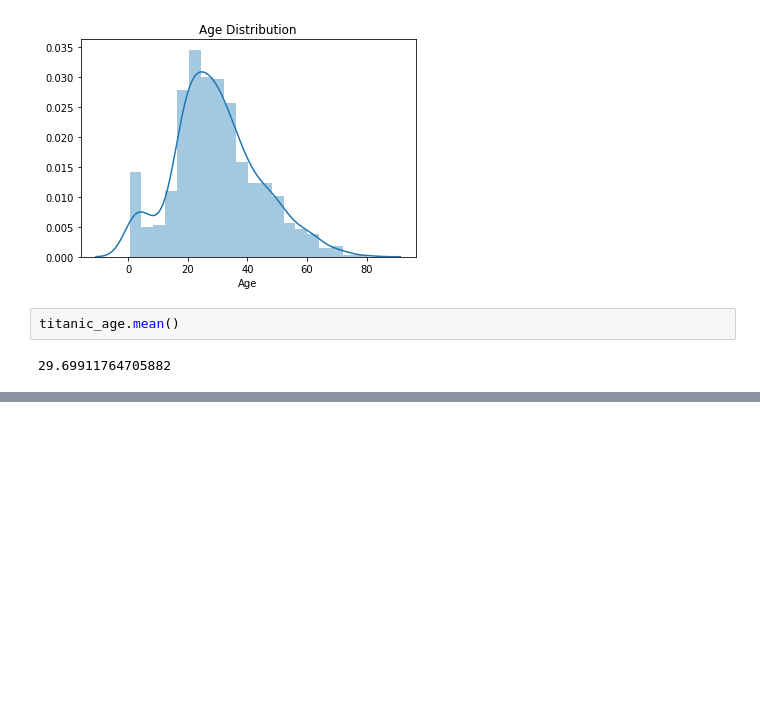
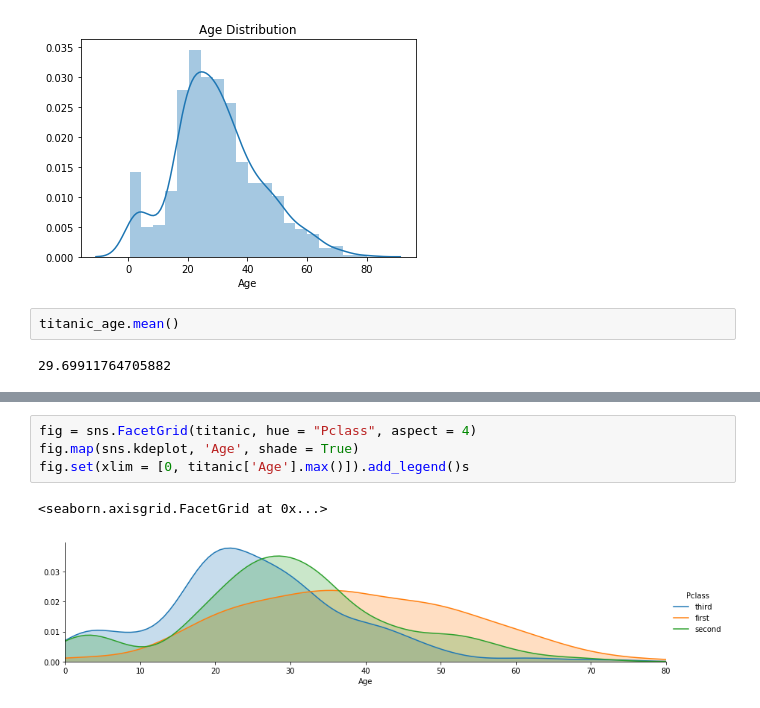
Before and after one commit to kimdang/Titanic_Machine_Learning, a Jupyter notebook: Titanic Machine Learning.ipynb, the cells around one changed output, grey strips where cells are left out. Drawn from its saved outputs; the diff is of its cells as text; blank space fills up the shorter version.

```diff
--- a/Titanic Machine Learning.ipynb
+++ b/Titanic Machine Learning.ipynb
@@ -73,0 +81,7 @@ titanic_age.mean()
+# %%
+fig = sns.FacetGrid(titanic, hue = "Pclass", aspect = 4)
+fig.map(sns.kdeplot, 'Age', shade = True)
+fig.set(xlim = [0, titanic['Age'].max()]).add_legend()s
+# %% [output]
+<seaborn.axisgrid.FacetGrid at 0x...>
+[figure, added]
```
Also changed, not shown: parts of 1 cell of this notebook.
